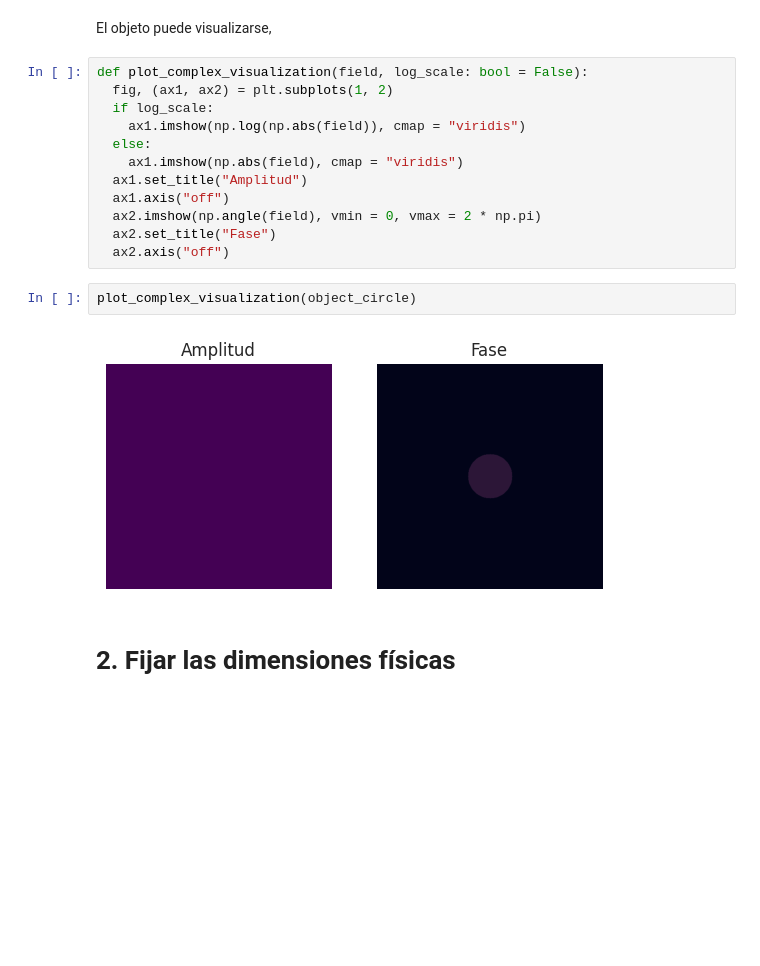
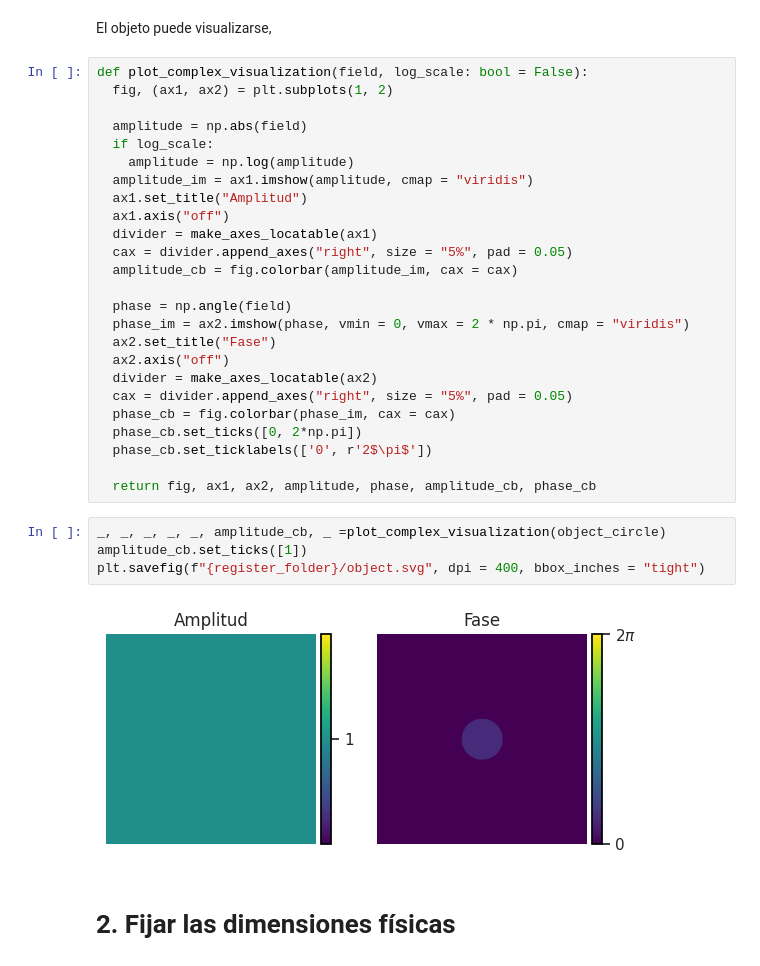
Before and after one commit to VelasquezE/FourierOptics_assignments, a Jupyter notebook: talleres/Proyecto/inline_hologram.ipynb, the cells around one changed output. Drawn from its saved outputs; the diff is of its cells as text; blank space fills up the shorter version.

Commit message:
Improve visualization of images

```diff
--- a/talleres/Proyecto/inline_hologram.ipynb
+++ b/talleres/Proyecto/inline_hologram.ipynb
@@ -56,19 +66,34 @@ El objeto puede visualizarse,
 # %%
 def plot_complex_visualization(field, log_scale: bool = False):
   fig, (ax1, ax2) = plt.subplots(1, 2)
+
+  amplitude = np.abs(field)
   if log_scale:
-    ax1.imshow(np.log(np.abs(field)), cmap = "viridis")
-  else:
-    ax1.imshow(np.abs(field), cmap = "viridis")
+    amplitude = np.log(amplitude)
+  amplitude_im = ax1.imshow(amplitude, cmap = "viridis")
   ax1.set_title("Amplitud")
   ax1.axis("off")
-  ax2.imshow(np.angle(field), vmin = 0, vmax = 2 * np.pi)
+  divider = make_axes_locatable(ax1)
+  cax = divider.append_axes("right", size = "5%", pad = 0.05)
+  amplitude_cb = fig.colorbar(amplitude_im, cax = cax)
+
+  phase = np.angle(field)
+  phase_im = ax2.imshow(phase, vmin = 0, vmax = 2 * np.pi, cmap = "viridis")
   ax2.set_title("Fase")
   ax2.axis("off")
+  divider = make_axes_locatable(ax2)
+  cax = divider.append_axes("right", size = "5%", pad = 0.05)
+  phase_cb = fig.colorbar(phase_im, cax = cax)
+  phase_cb.set_ticks([0, 2*np.pi])
+  phase_cb.set_ticklabels(['0', r'2$\pi$'])
+
+  return fig, ax1, ax2, amplitude, phase, amplitude_cb, phase_cb
-# %%
-plot_complex_visualization(object_circle)
-# %% [output]
-[figure, removed]
+# %%
+_, _, _, _, _, amplitude_cb, _ =plot_complex_visualization(object_circle)
+amplitude_cb.set_ticks([1])
+plt.savefig(f"{register_folder}/object.svg", dpi = 400, bbox_inches = "tight")
+# %% [output]
+[figure, added]
 # %% [markdown]
 # 2. Fijar las dimensiones físicas
 # %% [markdown]
```
Also changed, not shown: parts of 4 cells of this notebook.
